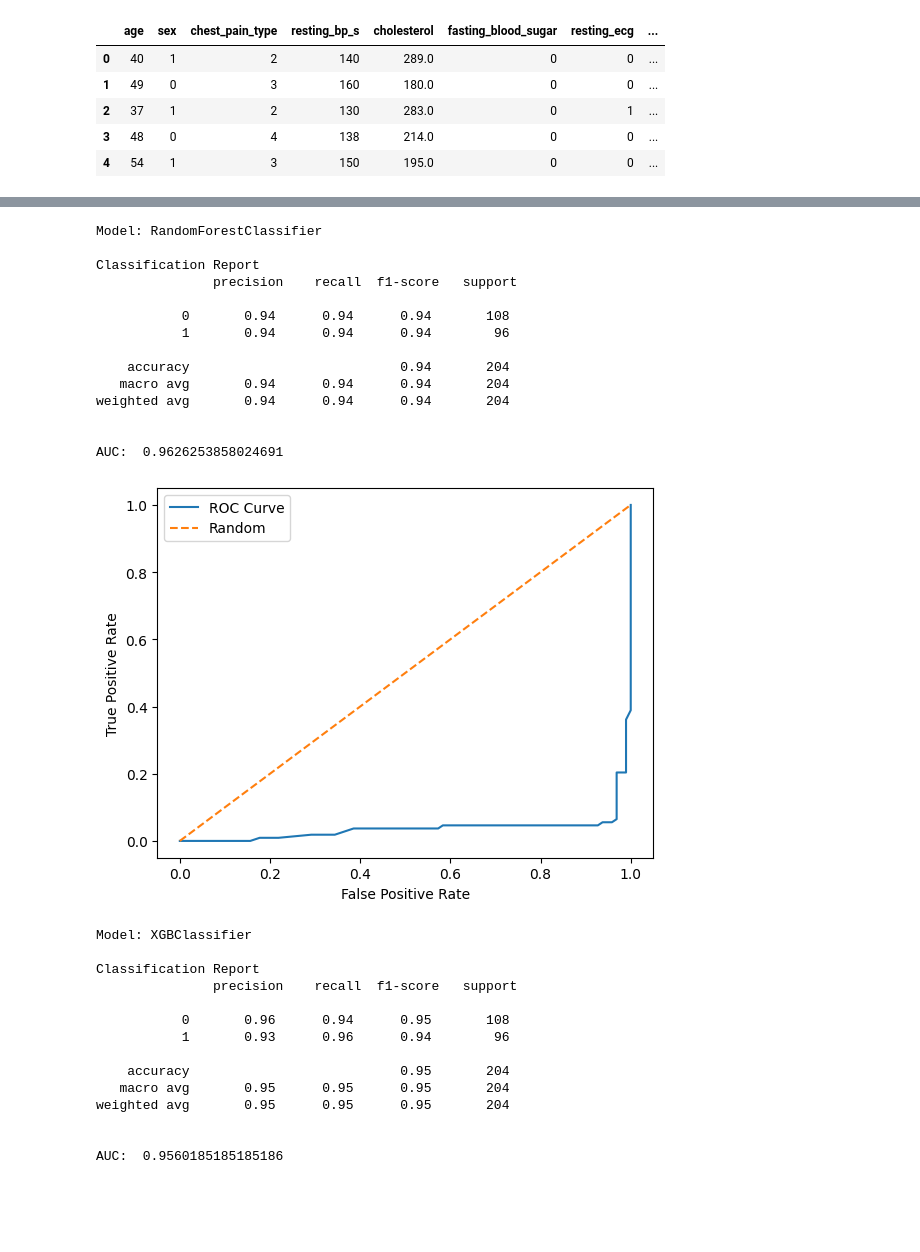
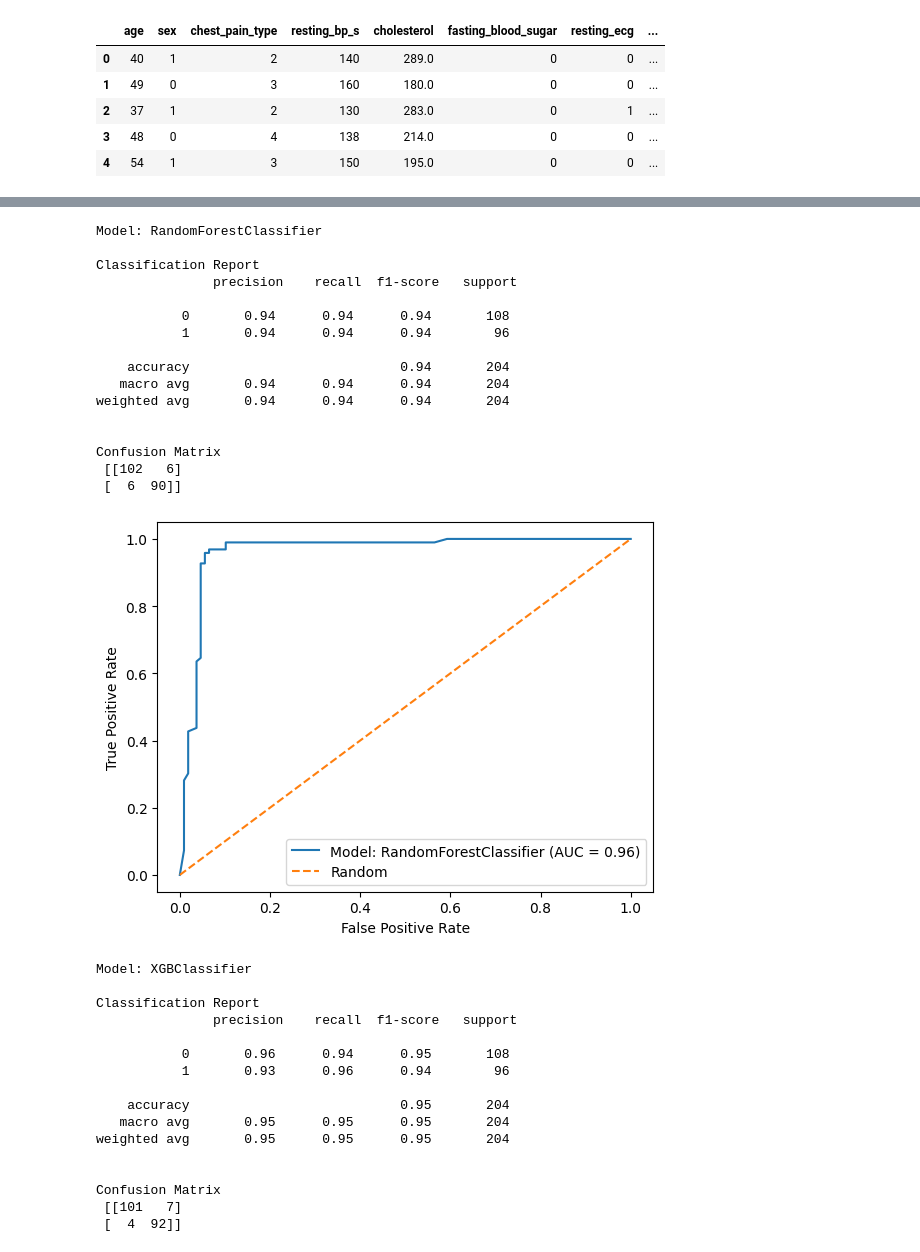
Before and after one commit to RajatDev18/Heart_disease_prediction_working, a Jupyter notebook: Notebooks/model training & evaluation.ipynb, the cells around one changed output, grey strips where cells are left out. Drawn from its saved outputs; the diff is of its cells as text; code cells hidden in the pictures; blank space fills up the shorter version.

Commit message:
evaluating model

```diff
--- a/Notebooks/model training & evaluation.ipynb
+++ b/Notebooks/model training & evaluation.ipynb
@@ -54,12 +54,12 @@ for name,clf in clfs.items():
     y_pred = model.predict(X_test)
     y_prob = model.predict_proba(X_test)[:,1]
 
-    tpr,fpr,thresolds = roc_curve(y_test,y_prob)
+    fpr,tpr,thresholds = roc_curve(y_test,y_prob)
     auc = roc_auc_score(y_test,y_prob)
     print(f"\nModel: {name}")
     print("\nClassification Report\n",classification_report(y_test,y_pred))
-    print("\nAUC: ",auc)
-    plt.plot(fpr, tpr, label="ROC Curve")
+    print("\nConfusion Matrix\n",confusion_matrix(y_test,y_pred))
+    plt.plot(fpr, tpr, label=f"Model: {name} (AUC = {auc:.2f})")
     plt.plot([0, 1], [0, 1], linestyle="--", label="Random")
     plt.xlabel("False Positive Rate")
     plt.ylabel("True Positive Rate")
@@ -84,18 +86,20 @@ AUC:  0.9072145061728394
 Model: RandomForestClassifier
 
 Classification Report
                precision    recall  f1-score   support
 
            0       0.94      0.94      0.94       108
            1       0.94      0.94      0.94        96
 
     accuracy                           0.94       204
    macro avg       0.94      0.94      0.94       204
 weighted avg       0.94      0.94      0.94       204
 
 
-AUC:  0.9626253858024691
+Confusion Matrix
+ [[102   6]
+ [  6  90]]
-[figure, old version]
+[figure, new version]
 Model: XGBClassifier
 
 Classification Report
@@ -109,4 +113,6 @@ Classification Report
 weighted avg       0.95      0.95      0.95       204
 
 
-AUC:  0.9560185185185186
+Confusion Matrix
+ [[101   7]
+ [  4  92]]
```
Also changed, not shown: parts of 2 cells of this notebook.
